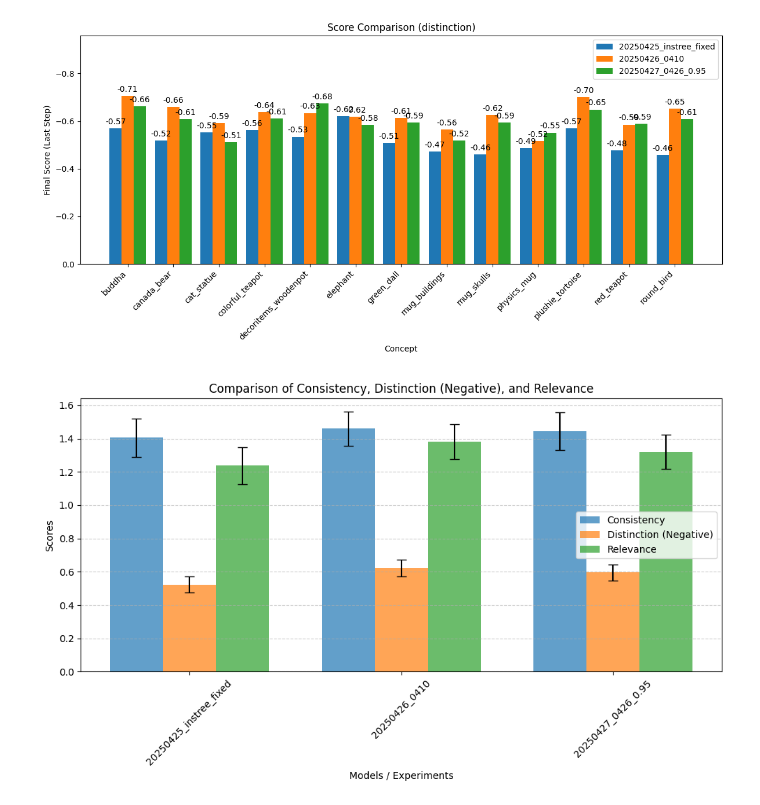
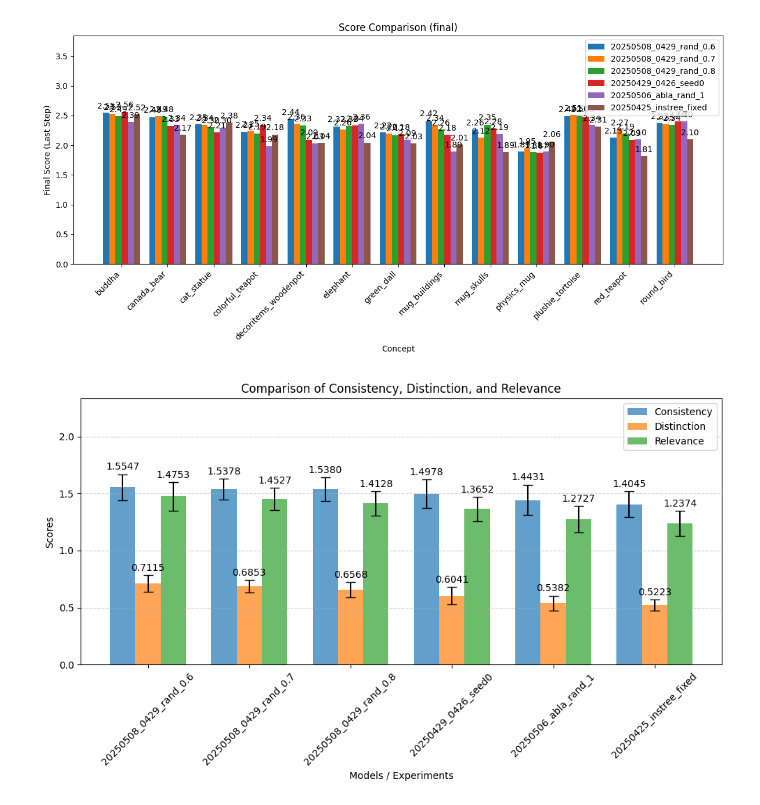
Before and after one commit to JackChen890311/inspiration_tree_analysis, a Jupyter notebook: new_quantitative_analysis.ipynb, the cells around one changed output. Saved outputs shown, nothing was run; the diff lists cells and outputs as text; code cells hidden in the pictures.

```diff
--- a/new_quantitative_analysis.ipynb
+++ b/new_quantitative_analysis.ipynb
@@ -70,9 +89,11 @@ round_bird
 # %%
-analysis_name = exp_names
+exp_idx = [7, 8, 9, 4, 5, 0]
+analysis_name = [exp_names[i] for i in exp_idx]
 sk_clip = []
 sk_dino = []
-for model_name in ["clip", "dino"]:
-    for exp_name in exp_names:
+for exp_name in analysis_name:
+    print(f"Loading {dataset_name} {exp_name}")
+    for model_name in ["clip", "dino"]:
         sk = ExpScoreKeeper(base_path, dataset_name, exp_name, model_name)
         if model_name == "clip":
             sk_clip.append(sk)
@@ -81,9 +117,10 @@ for model_name in ["clip", "dino"]:
 # %%
-for sk in sk_clip:
-    print(sk)
-
-print("========================================")
-
-for sk in sk_dino:
-    print(sk)
+for skc, skd, name in zip(sk_clip, sk_dino, analysis_name):
+    print(f"===== Exp: {name} =====")
+    print("~~~ CLIP-based Evaluation ~~~")
+    print(skc)
+    skd.show_details()
+    print("~~~ DINO-based Evaluation ~~~")
+    print(skd)
+    skd.show_details()
 # %% [output]
@@ -141,20 +225,16 @@ def plot_concept_comparison(dict_list, field='consistency', title='Score Compari
     ax.set_title(title)
     ax.set_xticks(x)
     ax.set_xticklabels(common_concepts, rotation=45, ha='right')
-    ylim = max(max([d.data[c][field+"_score"] for c in common_concepts]) for d in dict_list)
-    ylim += np.sign(ylim) * 0.5
+    ylim = max(max([d.data[c][field+"_score"] for c in common_concepts]) for d in dict_list)  * 1.5
     ax.set_ylim(0, ylim)
-    ax.legend(loc='upper right')
+    ax.legend(loc='best')
     plt.tight_layout()
     plt.show()
 
-plot_concept_comparison(sk_clip, field='distinction')
+plot_concept_comparison(sk_clip, field='final')
 # %% [output]
-[figure, old version]
+[figure, new version]
 # %%
-import matplotlib.pyplot as plt
-import numpy as np
-
 def plot_all_scores_one_plot(score_keepers):
     # Extracting model names and experiment names
     model_names = [sk.model_name for sk in score_keepers]
@@ -164,38 +244,49 @@ def plot_all_scores_one_plot(score_keepers):
     metrics = ["consistency", "distinction", "relevance"]
     means = {
         "consistency": [sk.consistency for sk in score_keepers],
-        "distinction": [-sk.distinction for sk in score_keepers],  # Negating distinction
+        "distinction": [sk.distinction for sk in score_keepers],
         "relevance": [sk.relevance for sk in score_keepers]
     }
     stds = {
         "consistency": [sk.consistency_std for sk in score_keepers],
         "distinction": [sk.distinction_std for sk in score_keepers],
         "relevance": [sk.relevance_std for sk in score_keepers]
     }
 
     x = np.arange(len(score_keepers))  # x locations for the bars
     width = 0.25  # Width of the bars
 
     fig, ax = plt.subplots(figsize=(10, 6))
 
     # Bar plots for each metric
     ax.bar(x - width, means["consistency"], width, yerr=stds["consistency"], capsize=5, label='Consistency', alpha=0.7)
-    ax.bar(x, means["distinction"], width, yerr=stds["distinction"], capsize=5, label='Distinction (Negative)', alpha=0.7)
+    ax.bar(x, means["distinction"], width, yerr=stds["distinction"], capsize=5, label='Distinction', alpha=0.7)
     ax.bar(x + width, means["relevance"], width, yerr=stds["relevance"], capsize=5, label='Relevance', alpha=0.7)
+
+    # Add numerical values on top of the bars
+    for i in range(len(score_keepers)):
+        ax.text(x[i] - width, means["consistency"][i] + stds["consistency"][i] + 0.02,  # Position above the bar
+                f'{means["consistency"][i]:.4f}', ha='center', va='bottom', color='black')
+        ax.text(x[i], means["distinction"][i] + stds["distinction"][i] + 0.02,  # Position above the bar
+                f'{means["distinction"][i]:.4f}', ha='center', va='bottom', color='black')
+        ax.text(x[i] + width, means["relevance"][i] + stds["relevance"][i] + 0.02,  # Position above the bar
+                f'{means["relevance"][i]:.4f}', ha='center', va='bottom', color='black')
 
     # Labels and Titles
     ax.set_xlabel('Models / Experiments')
     ax.set_ylabel('Scores')
-    ax.set_title('Comparison of Consistency, Distinction (Negative), and Relevance')
+    ax.set_title('Comparison of Consistency, Distinction, and Relevance')
     ax.set_xticks(x)
     ax.set_xticklabels(exp_names, rotation=45)
+    ax.set_ylim(0, max(max(means["consistency"]), max(means["distinction"]), max(means["relevance"])) * 1.5)
     ax.legend()
 
     # Grid and Layout
     ax.grid(axis='y', linestyle='--', alpha=0.6)
     plt.tight_layout()
 
     plt.show()
+
 plot_all_scores_one_plot(sk_clip)
 # %% [output]
-[figure, old version]
+[figure, new version]
```
Also changed, not shown: parts of 9 cells of this notebook, 9 other files.
